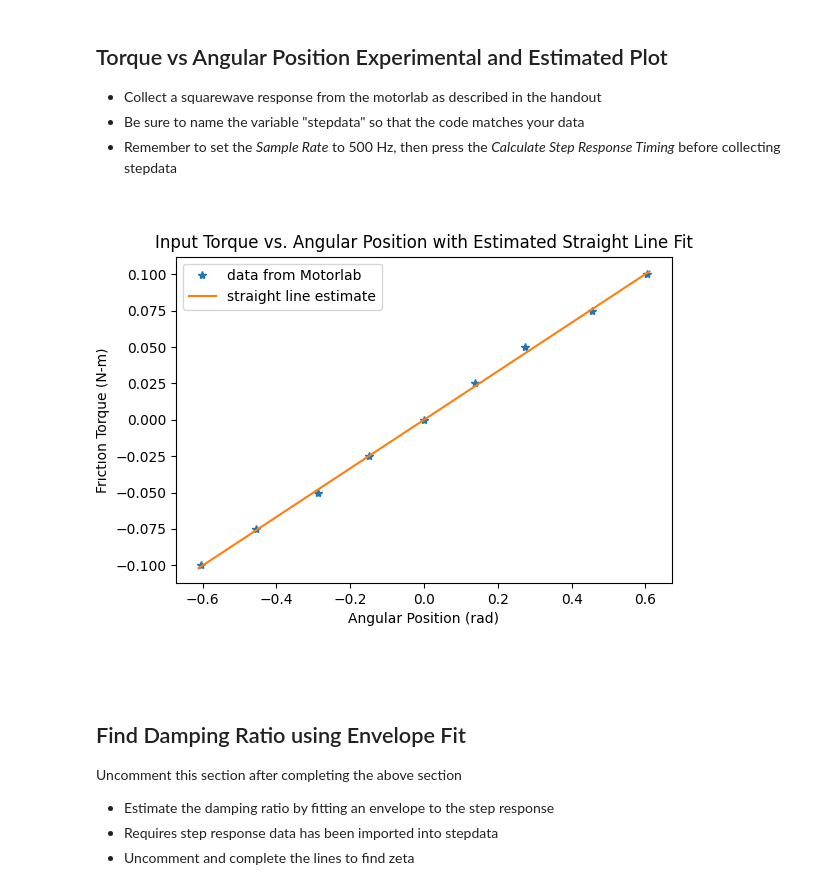
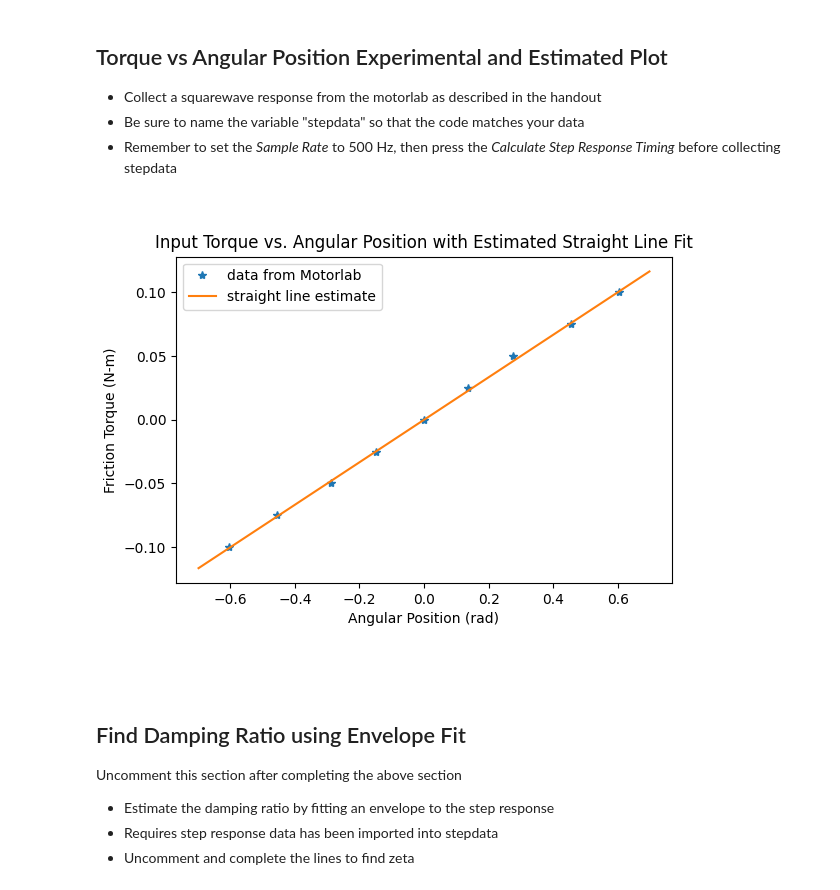
Before and after one commit to mKiloLA/python-based-mne, a Jupyter notebook: control-of-mechanical-systems/lab4/Lab_4.ipynb, the cells around one changed output. Drawn from its saved outputs; the diff is of its cells as text; code cells hidden in the pictures.

```diff
--- a/control-of-mechanical-systems/lab4/Lab_4.ipynb
+++ b/control-of-mechanical-systems/lab4/Lab_4.ipynb
@@ -37,31 +37,31 @@ T = kt * i
 * Remember to set the *Sample Rate* to 500 Hz, then press the *Calculate Step Response Timing* before collecting stepdata
 # %%
 # generate two points for straight line fit
-# the spring isn't likely to move more than 30 degrees (went 35 on this motorlab)
+# the spring isn't likely to move more than 40
 
 # angle estimate
-theta_estimate = (pi/180) * array([-35, 35])
+theta_estimate = (pi/180) * array([-40, 40])
 
 # What is the slope of our motorlab theta vs torque?
 # first order polynomial fit (returns slope and intercept)
 fit = polyfit(theta, T, 1)
 
 # slope is first element
 k_estimate = fit[0]
 
 # Torque estimate using slope found above
 # T_estimate = [k_estimate * x for x in theta_estimate]
 T_estimate = k_estimate * theta_estimate
 
 # plot straight line with data
 plot(theta, T, '*', theta_estimate, T_estimate)
 ylabel('Friction Torque (N-m)')
 xlabel('Angular Position (rad)')
 title('Input Torque vs. Angular Position with Estimated Straight Line Fit')
 legend(['data from Motorlab','straight line estimate'])
 show()
 # %% [output]
-[figure, old version]
+[figure, new version]
 # %% [markdown]
 ## Find Damping Ratio using Envelope Fit
 Uncomment this section after completing the above section
```
Also changed, not shown: parts of 1 cell of this notebook, 19 other files.
